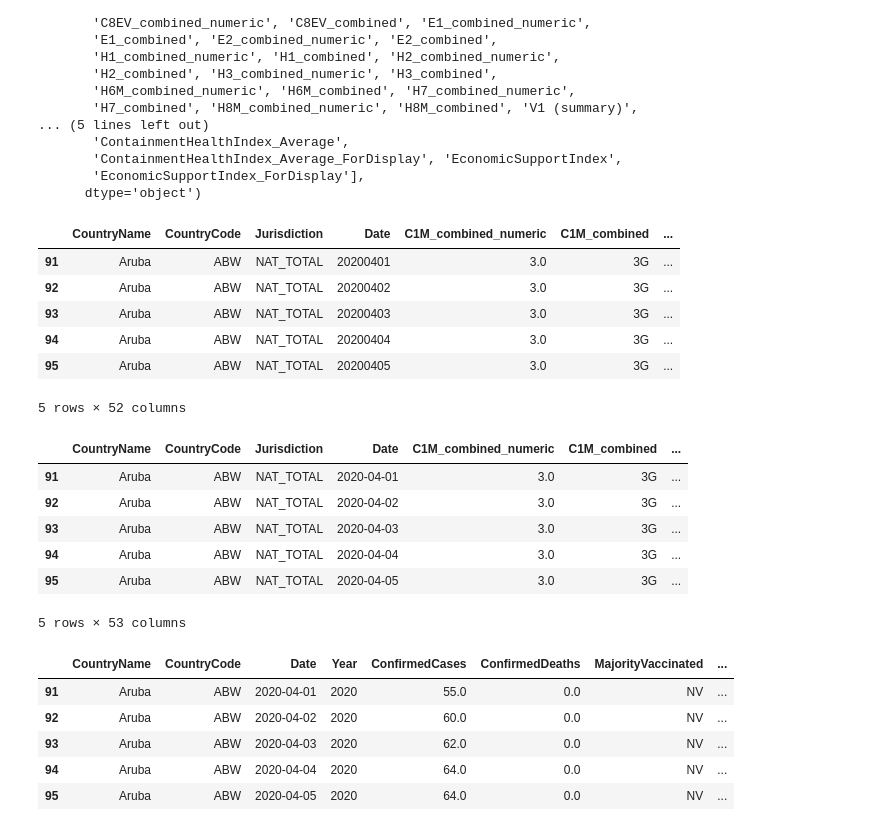
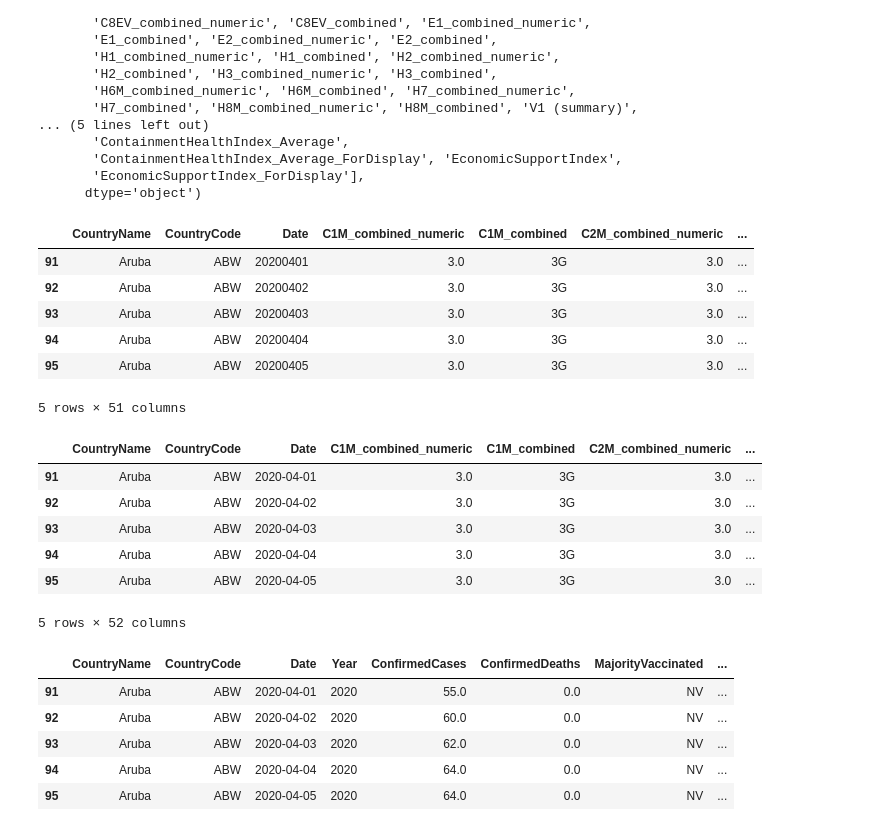
Before and after one commit to vuongv/CovidEconomics, a Jupyter notebook: Covid data.ipynb, the cells around one changed output. Saved outputs shown, nothing was run; the diff lists cells and outputs as text; code cells hidden in the pictures.

```diff
--- a/Covid data.ipynb
+++ b/Covid data.ipynb
@@ -52,31 +52,31 @@ Index(['CountryName', 'CountryCode', 'RegionName', 'RegionCode',
       dtype='object')
 # %%
 # Taking data starting April 1st, 2020 since earlier months has many missing data
-temp = combined_data.loc[combined_data["Date"]>20200331]
+temp = combined_data.loc[(combined_data["Date"]>20200331) & (combined_data["Date"]<20230101)]
 # %%
-df = temp.drop(["RegionName", "RegionCode"], axis=1)
+df = temp.drop(["RegionName", "RegionCode", "Jurisdiction"], axis=1)
 display(df.head())
 # %% [output]
-|  | CountryName | CountryCode | Jurisdiction | Date | C1M_combined_numeric | C1M_combined | ... |
-| 91 | Aruba | ABW | NAT_TOTAL | 20200401 | 3.0 | 3G | ... |
-| 92 | Aruba | ABW | NAT_TOTAL | 20200402 | 3.0 | 3G | ... |
-| 93 | Aruba | ABW | NAT_TOTAL | 20200403 | 3.0 | 3G | ... |
-| 94 | Aruba | ABW | NAT_TOTAL | 20200404 | 3.0 | 3G | ... |
-| 95 | Aruba | ABW | NAT_TOTAL | 20200405 | 3.0 | 3G | ... |
+|  | CountryName | CountryCode | Date | C1M_combined_numeric | C1M_combined | C2M_combined_numeric | ... |
+| 91 | Aruba | ABW | 20200401 | 3.0 | 3G | 3.0 | ... |
+| 92 | Aruba | ABW | 20200402 | 3.0 | 3G | 3.0 | ... |
+| 93 | Aruba | ABW | 20200403 | 3.0 | 3G | 3.0 | ... |
+| 94 | Aruba | ABW | 20200404 | 3.0 | 3G | 3.0 | ... |
+| 95 | Aruba | ABW | 20200405 | 3.0 | 3G | 3.0 | ... |
-5 rows × 52 columns
+5 rows × 51 columns
 # %%
 # Change to date format and get year
 df["Date"] = pd.to_datetime(df["Date"], format='%Y%m%d')
 df["Year"] = df["Date"].dt.year
 df.head()
 # %% [output]
-|  | CountryName | CountryCode | Jurisdiction | Date | C1M_combined_numeric | C1M_combined | ... |
-| 91 | Aruba | ABW | NAT_TOTAL | 2020-04-01 | 3.0 | 3G | ... |
-| 92 | Aruba | ABW | NAT_TOTAL | 2020-04-02 | 3.0 | 3G | ... |
-| 93 | Aruba | ABW | NAT_TOTAL | 2020-04-03 | 3.0 | 3G | ... |
-| 94 | Aruba | ABW | NAT_TOTAL | 2020-04-04 | 3.0 | 3G | ... |
-| 95 | Aruba | ABW | NAT_TOTAL | 2020-04-05 | 3.0 | 3G | ... |
+|  | CountryName | CountryCode | Date | C1M_combined_numeric | C1M_combined | C2M_combined_numeric | ... |
+| 91 | Aruba | ABW | 2020-04-01 | 3.0 | 3G | 3.0 | ... |
+| 92 | Aruba | ABW | 2020-04-02 | 3.0 | 3G | 3.0 | ... |
+| 93 | Aruba | ABW | 2020-04-03 | 3.0 | 3G | 3.0 | ... |
+| 94 | Aruba | ABW | 2020-04-04 | 3.0 | 3G | 3.0 | ... |
+| 95 | Aruba | ABW | 2020-04-05 | 3.0 | 3G | 3.0 | ... |
-5 rows × 53 columns
+5 rows × 52 columns
 # %%
 df2 = df[['CountryName','CountryCode', 'Date', 'Year', 'ConfirmedCases',
        'ConfirmedDeaths', 'MajorityVaccinated', 'PopulationVaccinated',
```
Also changed, not shown: parts of 15 cells of this notebook, 1 other file.
